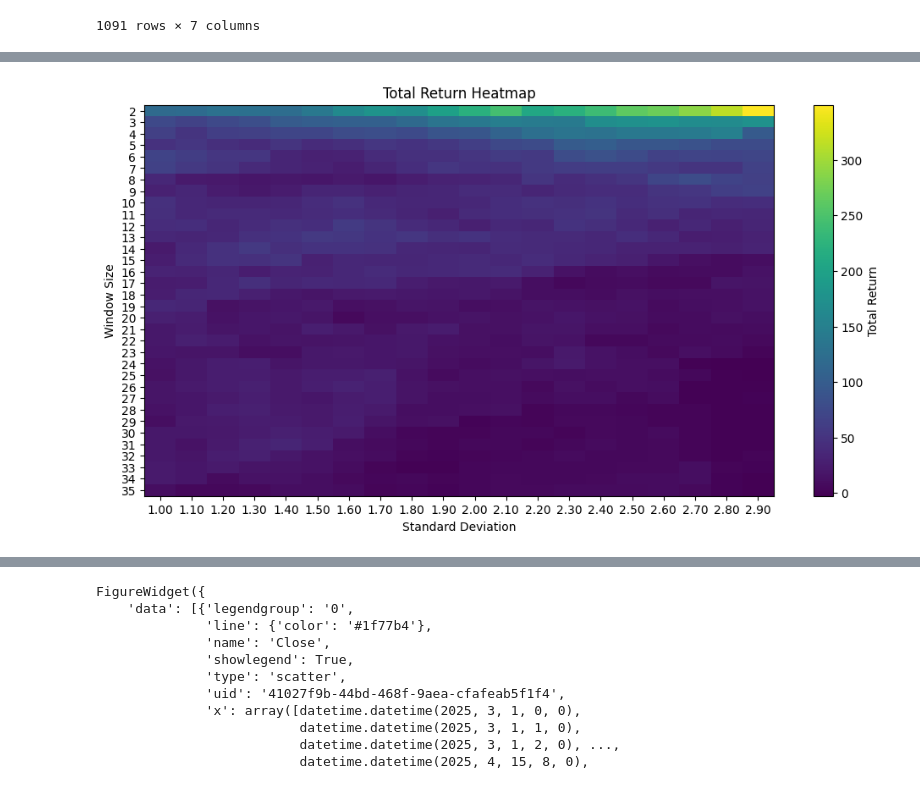
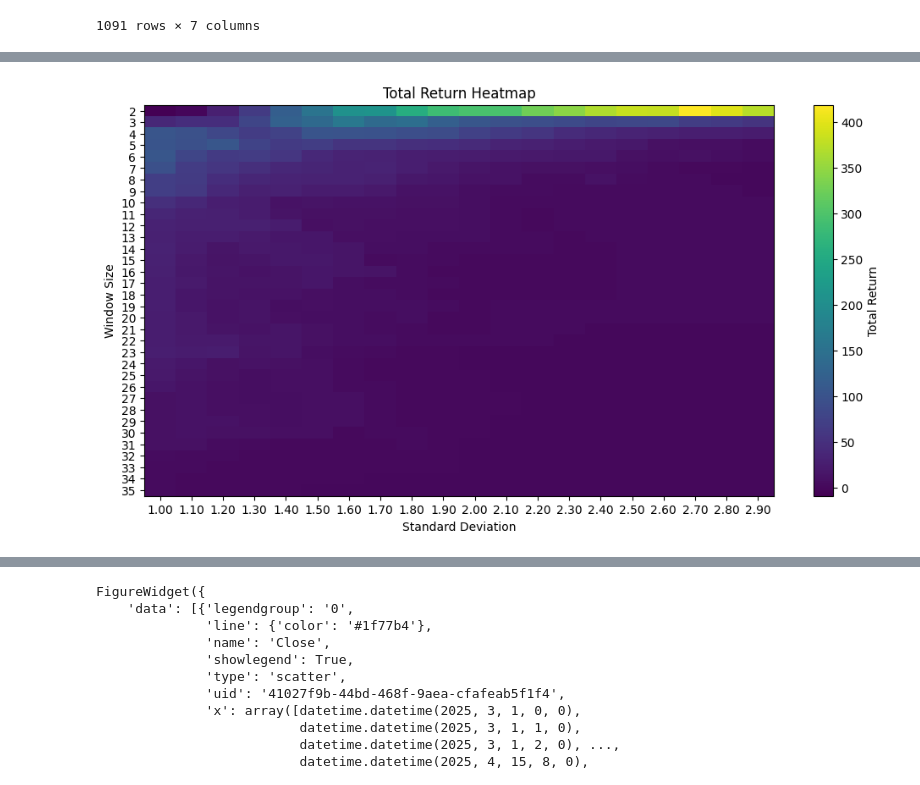
Before and after one commit to RomaKul/strategy_backtest, a Jupyter notebook: SOL_BB_RSI.ipynb, the cells around one changed output, grey strips where cells are left out. Cells and saved outputs as stored; diff of their text form; code cells hidden in the pictures.

```diff
--- a/SOL_BB_RSI.ipynb
+++ b/SOL_BB_RSI.ipynb
@@ -25,7 +25,7 @@ loader = DataLoader()
 data_file = 'sol_1h_mrhapr25_askbid.parquet'
 if not os.path.exists(os.path.join('data', data_file)):
     logger.info("Завантаження даних...")
-    df = loader.fetch_historical_bid_ask('SOLBTC', '1s', start_date='2025-03-01', end_date='2025-05-01')
+    df = loader.fetch_historical_bid_ask('SOLBTC', '1h', start_date='2025-03-01', end_date='2025-05-01')
     loader.save_data({'SOLBTC': df}, data_file)
 else:
     df = loader.load_data(data_file)
@@ -287,7 +271,7 @@ import vectorbt as vbt
 import yfinance as yf
 from matplotlib import pyplot as plt
 
-def optimize_bollinger_bands(close_price, window_range, std_range, wait_range):
+def optimize_bollinger_bands(df, window_range, std_range, wait_range):
     """
     Optimize Bollinger Bands with execution price memory using iloc:
     - For buys: must be ≤ last sell price * 0.96 (4% lower)
@@ -299,52 +283,8 @@ def optimize_bollinger_bands(close_price, window_range, std_range, wait_range):
 
     for params in [(w, s, m) for w in window_range for s in std_range for m in wait_range]:
         window, std, m = params
-        bb = vbt.BBANDS.run(close_price, window=window, alpha=std)
 
-        # Initialize execution price memory
-        last_buy_price = np.nan
-        last_sell_price = np.nan
-
-        # Initialize filtered signals
-        filtered_entries = pd.Series(False, index=close_price.index)
-        filtered_exits = pd.Series(False, index=close_price.index)
-
-        # Generate raw signals
-        # df = identify_crossovers(close_price,
-        #     pd.DataFrame({'Upper Band': bb.upper.shift(1), 'Lower Band': bb.lower.shift(1)}))
-        # raw_entries = df['Upper Cross']
-        # raw_exits = df['Lower Cross']
-
-        raw_entries = close_price.vbt.crossed_above(bb.lower.shift(1), wait=m)
-        raw_exits = close_price.vbt.crossed_below(bb.upper.shift(1), wait=m)
-
-        # for i in range(len(close_price)):
-        #     current_price = close_price.iloc[i]
-
-        #     # Handle buys
-        #     if raw_entries.iloc[i]:
-        #         if np.isnan(last_sell_price) or current_price <= last_sell_price * 0.96:
-        #             filtered_entries.iloc[i] = True
-        #             last_buy_price = current_price
-
-        #     # Handle sells
-        #     if raw_exits.iloc[i]:
-        #         if np.isnan(last_buy_price) or current_price >= last_buy_price * 1.04:
-        #             filtered_exits.iloc[i] = True
-        #             last_sell_price = current_price
-
-        # Run backtest
-        pf = vbt.Portfolio.from_signals(
-            close_price,
-            raw_entries, raw_exits,
-            # filtered_entries, filtered_exits,
-            fees=0.001,
-            slippage=0.001,
-            freq='1h',
-            price = bb.lower.where(raw_entries)  # Long entries
-                .fillna(bb.upper.where(raw_exits))  # Long exits
-                .fillna(close_price)
-        )
+        pf = bb_strategy_tester(df, window, std)
 
         # Store results
         stats = pf.stats()
@@ -370,30 +310,4 @@ def optimize_bollinger_bands(close_price, window_range, std_range, wait_range):
     best_pf = results_df.loc[best_idx, 'portfolio']
 
     return best_window, best_std, results_df, best_pf
-
-# Parameter ranges to test
-window_range = range(2, 36, 1)  # From 10 to 50 in steps of 5
-std_range = np.arange(1., 3.0, 0.1)  # From 1.5 to 3.0 in steps of 0.25
-wait_range = np.arange(0, 3, 1)  # From 0.5 to 1.5 in steps of 0.1
-
-# Run optimization
-best_window, best_std, results_df, best_pf = optimize_bollinger_bands(
-    data, window_range, std_range, [0]
-)
-
-print(f"\nOptimal Parameters - Window: {best_window}, Std: {best_std:.2f}")
-print("\nPerformance Metrics with Optimal Parameters:")
-print(best_pf.stats())
-
-# Plot heatmap of Total Return
-pivot_table = results_df.pivot(index='window', columns='std', values='total_return')
-plt.figure(figsize=(12, 6))
-plt.title('Total Return Heatmap')
-plt.xlabel('Standard Deviation')
-plt.ylabel('Window Size')
-plt.imshow(pivot_table, cmap='viridis', aspect='auto')
-plt.colorbar(label='Total Return')
-plt.xticks(range(len(std_range)), [f"{s:.2f}" for s in std_range])
-plt.yticks(range(len(window_range)), window_range)
-plt.show()
 # %% [output]
@@ -416,2 +330,2 @@ Sortino Ratio                                 40.840697
 dtype: object
-[figure, old version]
+[figure, new version]
```
Also changed, not shown: parts of 7 cells of this notebook, 1 other file.
